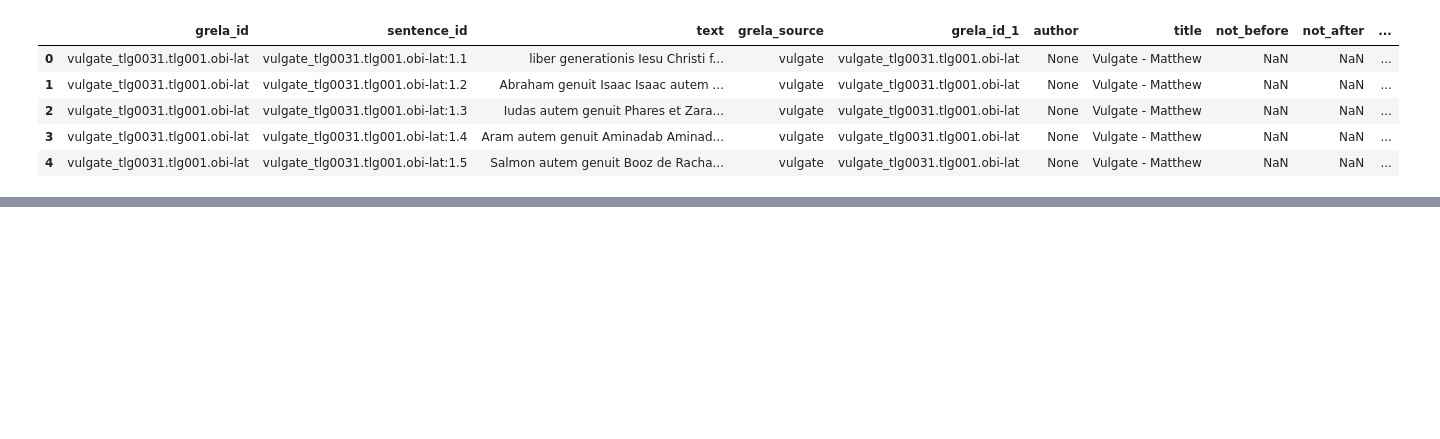
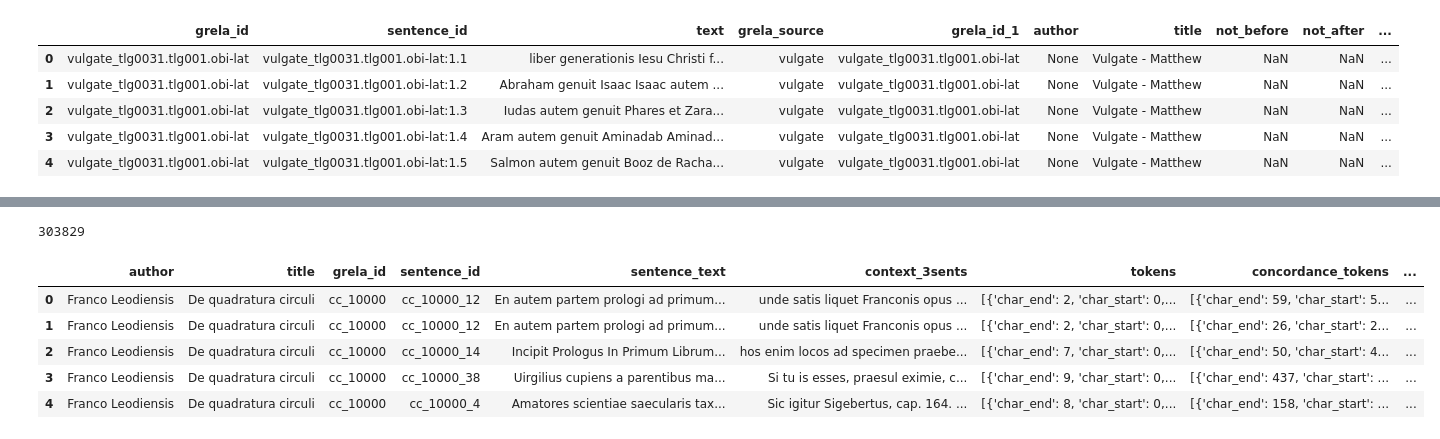
Before and after one commit to CCS-ZCU/GreLa, a Jupyter notebook: scripts/GreLa-API_getting-started.ipynb, the cells around one changed output, grey strips where cells are left out. Drawn from its saved outputs; the diff is of its cells as text; code cells hidden in the pictures; blank space fills up the shorter version.

```diff
--- a/scripts/GreLa-API_getting-started.ipynb
+++ b/scripts/GreLa-API_getting-started.ipynb
@@ -278,0 +417,20 @@ array([{'token_id': 183835477, 'token_text': 'scholari', 'lemma': 'scholaris', '
+# %%
+
+# Example usage
+liber_contextual_data = get_grouped_token_data_with_metadata_api(
+    api_url="https://ccs-lab.zcu.cz/grela-api/api/query",
+    lemma="liber",
+    pos_tags=["NOUN"])
+# %%
+len(liber_contextual_data)
+# %% [output]
+303829
+# %%
+liber_contextual_data.head()
+# %% [output]
+|  | author | title | grela_id | sentence_id | sentence_text | context_3sents | tokens | concordance_tokens | ... |
+| 0 | Franco Leodiensis | De quadratura circuli | cc_10000 | cc_10000_12 | En autem partem prologi ad primum... | unde satis liquet Franconis opus ... | [{'char_end': 2, 'char_start': 0,... | [{'char_end': 59, 'char_start': 5... | ... |
+| 1 | Franco Leodiensis | De quadratura circuli | cc_10000 | cc_10000_12 | En autem partem prologi ad primum... | unde satis liquet Franconis opus ... | [{'char_end': 2, 'char_start': 0,... | [{'char_end': 26, 'char_start': 2... | ... |
+| 2 | Franco Leodiensis | De quadratura circuli | cc_10000 | cc_10000_14 | Incipit Prologus In Primum Librum... | hos enim locos ad specimen praebe... | [{'char_end': 7, 'char_start': 0,... | [{'char_end': 50, 'char_start': 4... | ... |
+| 3 | Franco Leodiensis | De quadratura circuli | cc_10000 | cc_10000_38 | Uirgilius cupiens a parentibus ma... | Si tu is esses, praesul eximie, c... | [{'char_end': 9, 'char_start': 0,... | [{'char_end': 437, 'char_start': ... | ... |
+| 4 | Franco Leodiensis | De quadratura circuli | cc_10000 | cc_10000_4 | Amatores scientiae saecularis tax... | Sic igitur Sigebertus, cap. 164. ... | [{'char_end': 8, 'char_start': 0,... | [{'char_end': 158, 'char_start': ... | ... |
```
Also changed, not shown: parts of 24 cells of this notebook, 1 other file.
